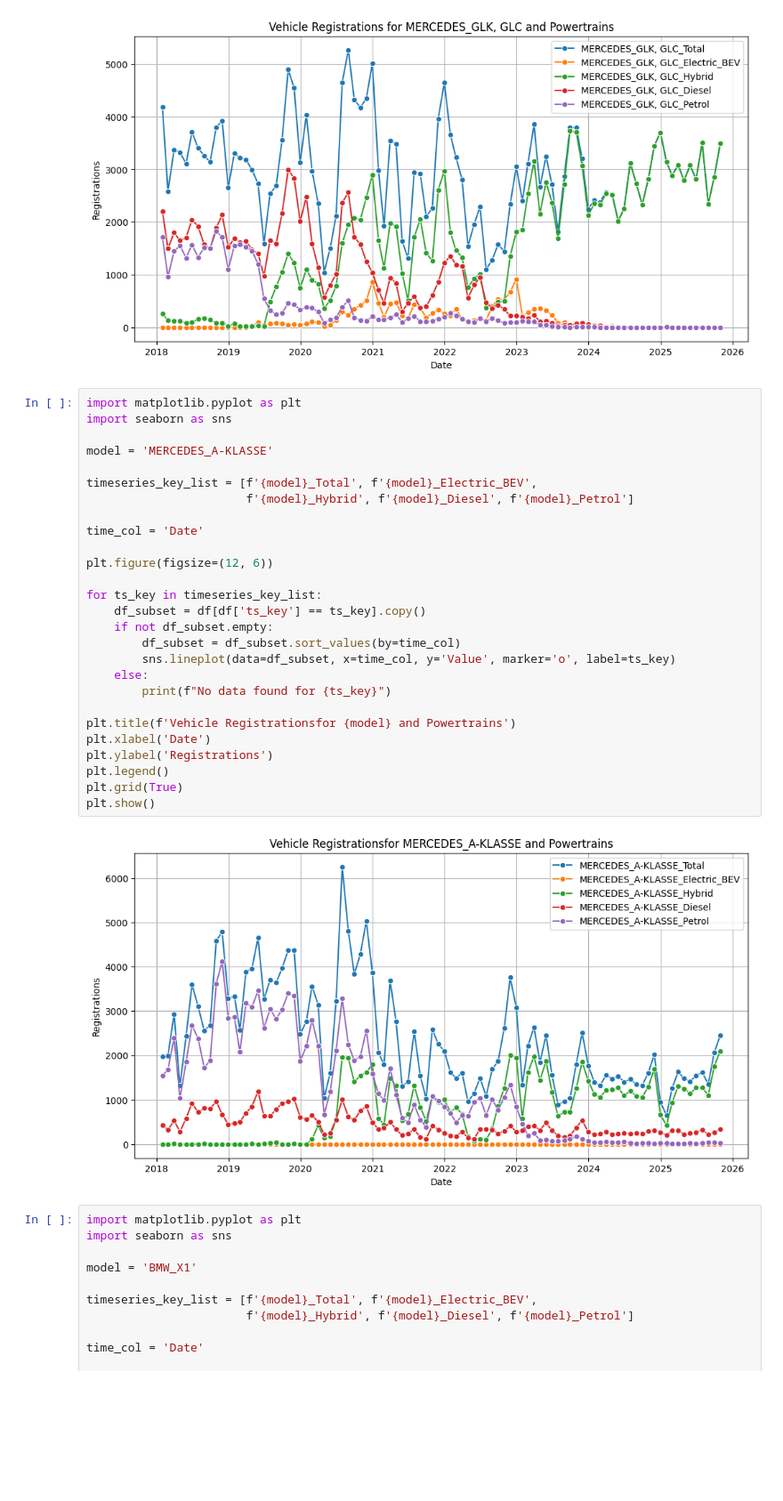
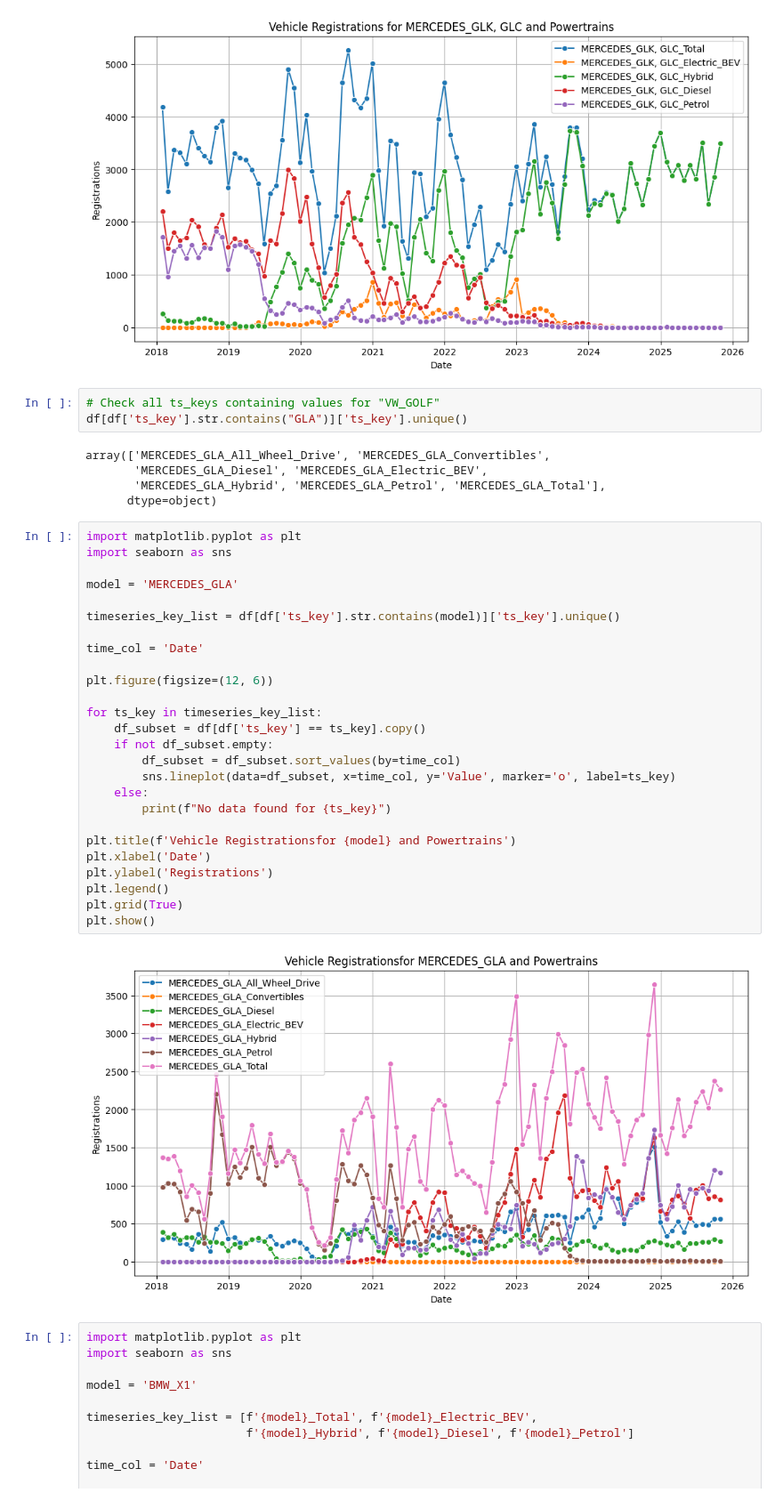
Before and after one commit to john2408/neural_networks_project_hdm, a Jupyter notebook: notebooks/john/data_exploration.ipynb, the cells around one changed output. Shown at 89% size. Cells and saved outputs as stored; diff of their text form; blank space fills up the shorter version.

```diff
--- a/notebooks/john/data_exploration.ipynb
+++ b/notebooks/john/data_exploration.ipynb
@@ -127,35 +127,42 @@ plt.grid(True)
 plt.show()
 # %% [output]
 [figure]
+# %%
+# Check all ts_keys containing values for "VW_GOLF"
+df[df['ts_key'].str.contains("GLA")]['ts_key'].unique()
+# %% [output]
+array(['MERCEDES_GLA_All_Wheel_Drive', 'MERCEDES_GLA_Convertibles',
+       'MERCEDES_GLA_Diesel', 'MERCEDES_GLA_Electric_BEV',
+       'MERCEDES_GLA_Hybrid', 'MERCEDES_GLA_Petrol', 'MERCEDES_GLA_Total'],
+      dtype=object)
 # %%
 import matplotlib.pyplot as plt
 import seaborn as sns
 
-model = 'MERCEDES_A-KLASSE'
+model = 'MERCEDES_GLA'
 
-timeseries_key_list = [f'{model}_Total', f'{model}_Electric_BEV',
-                       f'{model}_Hybrid', f'{model}_Diesel', f'{model}_Petrol']
+timeseries_key_list = df[df['ts_key'].str.contains(model)]['ts_key'].unique()
 
 time_col = 'Date'
 
 plt.figure(figsize=(12, 6))
 
 for ts_key in timeseries_key_list:
     df_subset = df[df['ts_key'] == ts_key].copy()
     if not df_subset.empty:
         df_subset = df_subset.sort_values(by=time_col)
         sns.lineplot(data=df_subset, x=time_col, y='Value', marker='o', label=ts_key)
     else:
         print(f"No data found for {ts_key}")
 
 plt.title(f'Vehicle Registrationsfor {model} and Powertrains')
 plt.xlabel('Date')
 plt.ylabel('Registrations')
 plt.legend()
 plt.grid(True)
 plt.show()
 # %% [output]
-[figure, old version]
+[figure, new version]
 # %%
 import matplotlib.pyplot as plt
 import seaborn as sns
```
Also changed, not shown: parts of 1 cell of this notebook, 19 other files.
